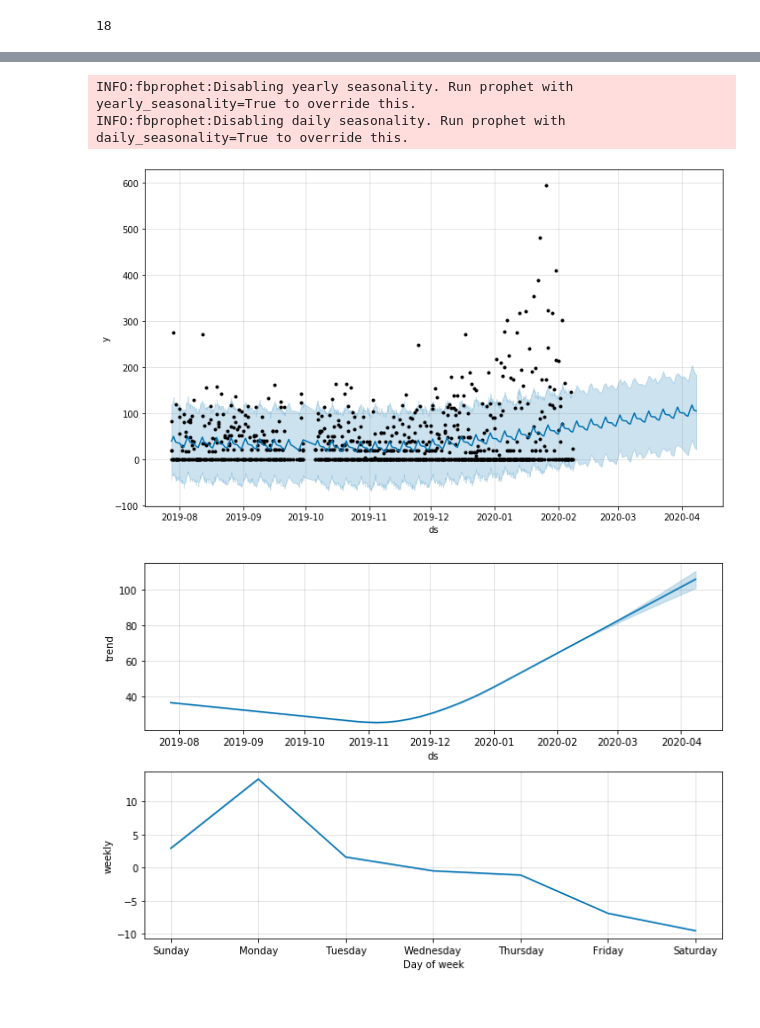
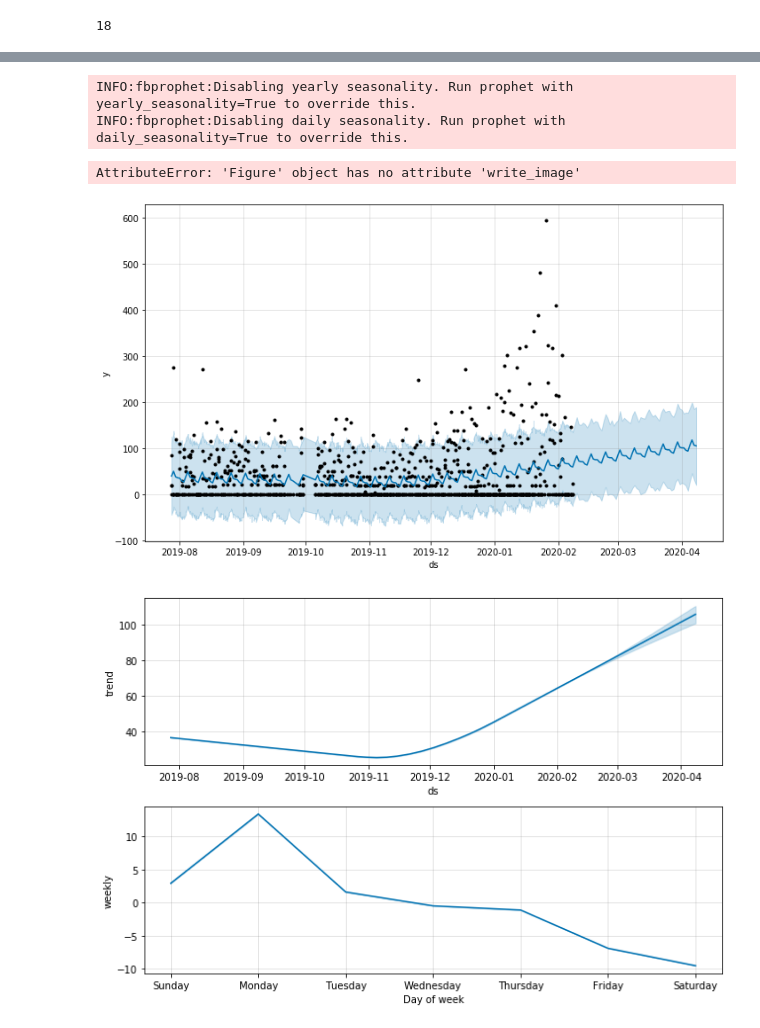
Before and after one commit to JuliaSokolova/amazon_-eCommerce_optimization, a Jupyter notebook: Products EDA.ipynb, the cells around one changed output, grey strips where cells are left out. Drawn from its saved outputs; the diff is of its cells as text; code cells hidden in the pictures.

```diff
--- a/Products EDA.ipynb
+++ b/Products EDA.ipynb
@@ -81,11 +81,16 @@ m = Prophet()
 m.fit(df)
 future = m.make_future_dataframe(periods=60)
 forecast = m.predict(future)
-fig1 = m.plot(forecast)
 # %% [output]
 INFO:fbprophet:Disabling yearly seasonality. Run prophet with yearly_seasonality=True to override this.
 INFO:fbprophet:Disabling daily seasonality. Run prophet with daily_seasonality=True to override this.
-[figure, removed]
+# %%
+fig1 = m.plot(forecast)
+fig1.wr
+write_image("img/product_forecast.png")
+# %% [output]
+AttributeError: 'Figure' object has no attribute 'write_image'
+[figure, added]
 # %%
 fig2 = m.plot_components(forecast)
 # %% [output]
```
Also changed, not shown: parts of 5 cells of this notebook, 10 other files.
